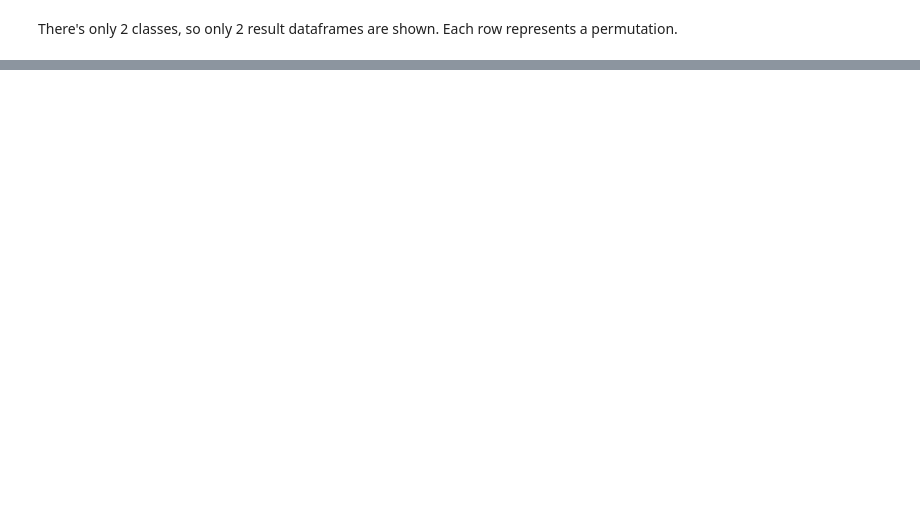
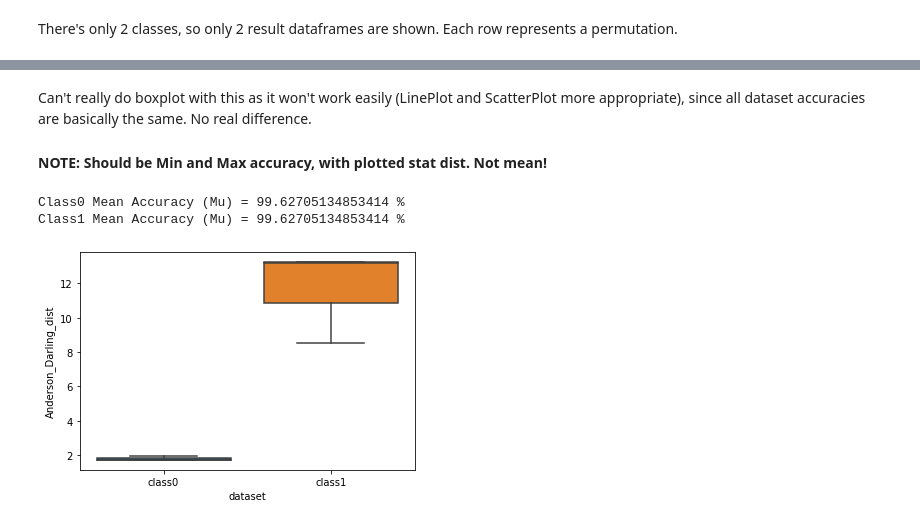
Before and after one commit to ISorokos/SafeML, a Jupyter notebook: Implementation_in_Python/CICIDS2017_Security_Data/Security_CICIDS2017_v1.ipynb, the cells around one changed output, grey strips where cells are left out. Cells and saved outputs as stored; diff of their text form; code cells hidden in the pictures; blank space fills up the shorter version.

```diff
--- a/Implementation_in_Python/CICIDS2017_Security_Data/Security_CICIDS2017_v1.ipynb
+++ b/Implementation_in_Python/CICIDS2017_Security_Data/Security_CICIDS2017_v1.ipynb
@@ -1056,0 +1113,19 @@ There's only 2 classes, so only 2 result dataframes are shown. Each row represen
+# %% [markdown]
+Can't really do boxplot with this as it won't work easily (LinePlot and ScatterPlot more appropriate), since all dataset accuracies are basically the same. No real difference.
+
+#### NOTE: Should be Min and Max accuracy, with plotted stat dist. Not mean!
+# %%
+# Extract to method. Can match Koorosh's graphing.
+sns.boxplot(data=concatenated, x='dataset', y='Anderson_Darling_dist')
+
+# NOTE: Should be Min and Max accuracy, with plotted stat dist. Not mean!
+
+#accuracies = concatenated['Accuracy']
+#class0_accuracy = accuracies[concatenated['dataset'] == 'class0'].mean()
+#print('Class0 Mean Accuracy (Mu) =', class0_accuracy*100, '%')
+#class1_accuracy = accuracies[concatenated['dataset'] == 'class1'].mean()
+#print('Class1 Mean Accuracy (Mu) =', class1_accuracy*100, '%')
+# %% [output]
+Class0 Mean Accuracy (Mu) = 99.62705134853414 %
+Class1 Mean Accuracy (Mu) = 99.62705134853414 %
+[figure, added]
```
Also changed, not shown: parts of 11 cells of this notebook.
